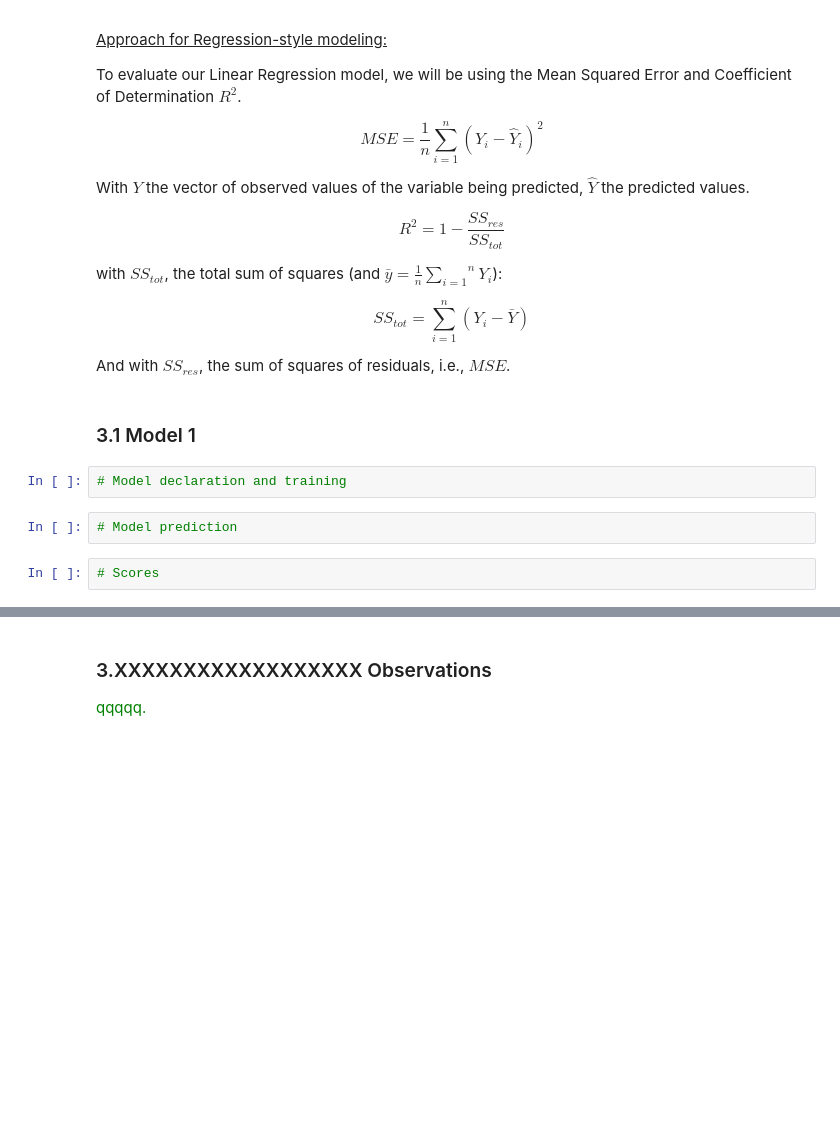
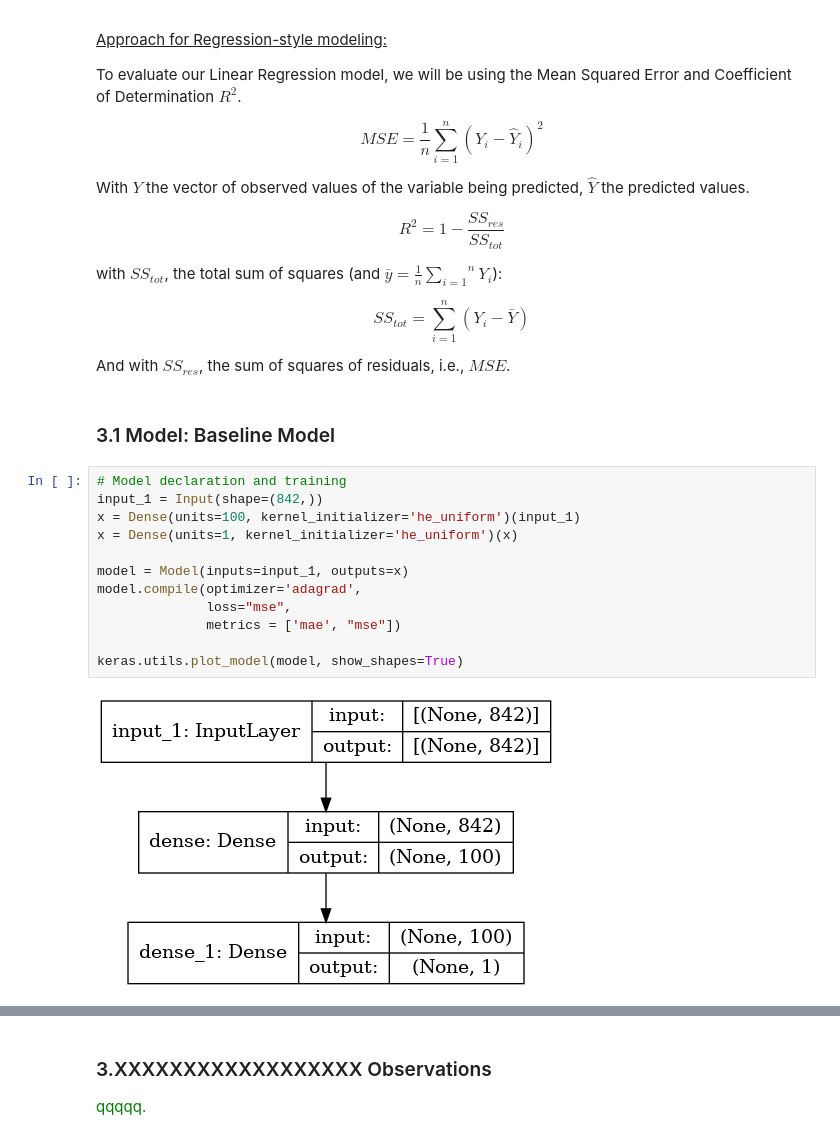
Before and after one commit to LMquentinLR/mimic_rehospitalization_prediction, a Jupyter notebook: AIQDSC28_evaluation_qlr.ipynb, the cells around one changed output, grey strips where cells are left out. Cells and saved outputs as stored; diff of their text form; blank space fills up the shorter version.

```diff
--- a/AIQDSC28_evaluation_qlr.ipynb
+++ b/AIQDSC28_evaluation_qlr.ipynb
@@ -720,10 +789,18 @@ $$SS_{tot} = \overset{n}{\underset{i=1}{\sum}}(Y_i - \bar{Y})$$
 
 And with $SS_{res}$, the sum of squares of residuals, i.e., $MSE$.
 # %% [markdown]
-### 3.1 Model 1
+### 3.1 Model: Baseline Model
-# %%
-# Model declaration and training
-# %%
-# Model prediction
-# %%
-# Scores
+# %%
+# Model declaration and training
+input_1 = Input(shape=(842,))
+x = Dense(units=100, kernel_initializer='he_uniform')(input_1)
+x = Dense(units=1, kernel_initializer='he_uniform')(x)
+
+model = Model(inputs=input_1, outputs=x)
+model.compile(optimizer='adagrad',
+              loss="mse",
+              metrics = ['mae', "mse"])
+
+keras.utils.plot_model(model, show_shapes=True)
+# %% [output]
+[figure, added]
```
Also changed, not shown: parts of 29 cells of this notebook, 4 other files.
